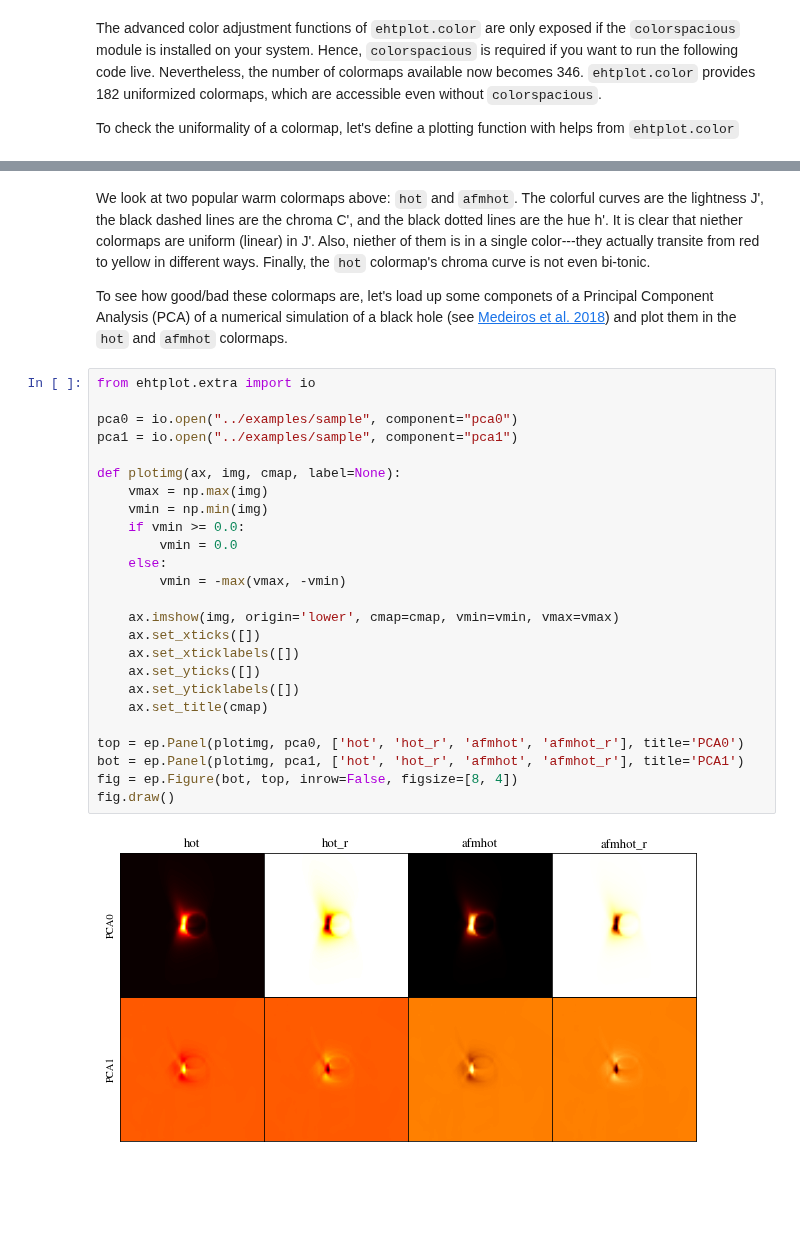
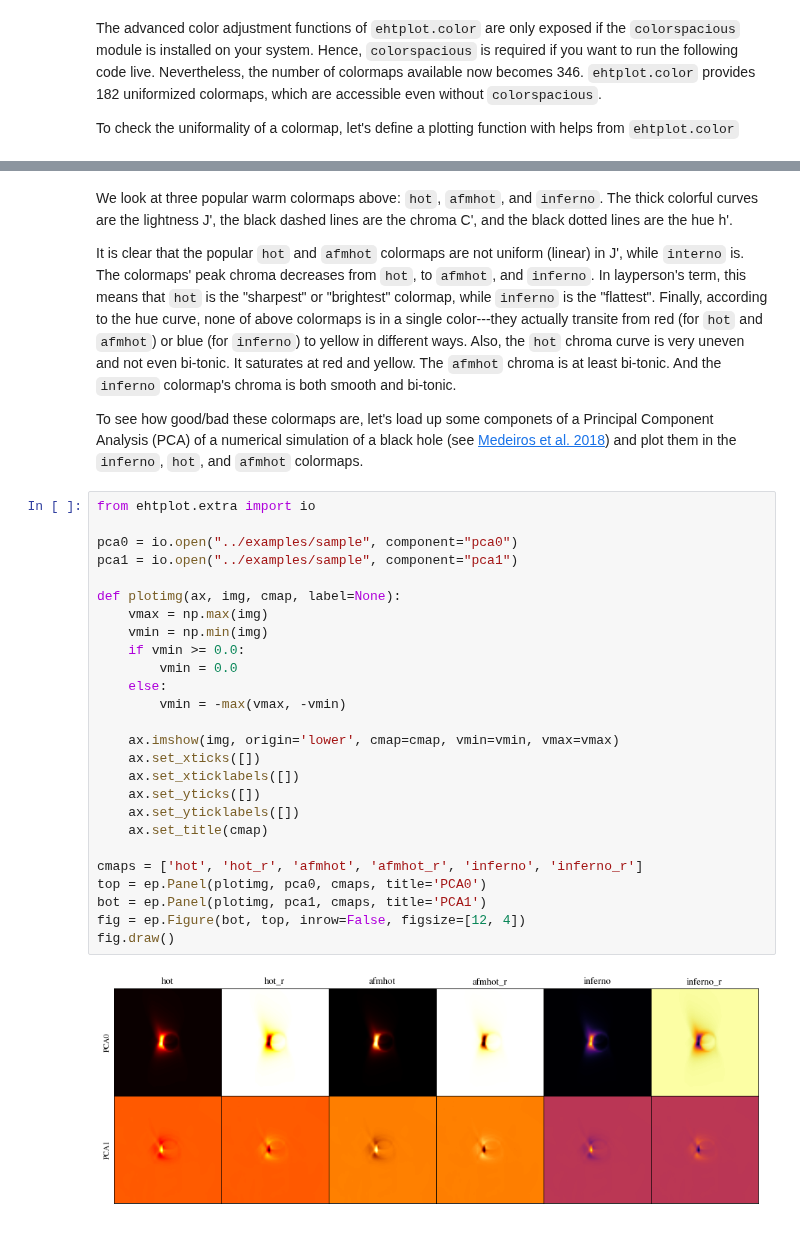
Before and after one commit to liamedeiros/ehtplot, a Jupyter notebook: docs/COLORMAPS.ipynb, the cells around one changed output, grey strips where cells are left out. Saved outputs shown, nothing was run; the diff lists cells and outputs as text; blank space fills up the shorter version.

Commit message:
Properly explain the `inferno` colormap with `hot` and `afmhot`

```diff
--- a/docs/COLORMAPS.ipynb
+++ b/docs/COLORMAPS.ipynb
@@ -170,32 +170,35 @@ fig.draw()
 # %% [markdown]
-We look at two popular warm colormaps above: `hot` and `afmhot`.  The colorful curves are the lightness J', the black dashed lines are the chroma C', and the black dotted lines are the hue h'.  It is clear that niether colormaps are uniform (linear) in J'.  Also, niether of them is in a single color---they actually transite from red to yellow in different ways.  Finally, the `hot` colormap's chroma curve is not even bi-tonic.
+We look at three popular warm colormaps above: `hot`, `afmhot`, and `inferno`.  The thick colorful curves are the lightness J', the black dashed lines are the chroma C', and the black dotted lines are the hue h'.
 
-To see how good/bad these colormaps are, let's load up some componets of a Principal Component Analysis (PCA) of a numerical simulation of a black hole (see [Medeiros et al. 2018](http://adsabs.harvard.edu/abs/2018ApJ...864....7M)) and plot them in the `hot` and `afmhot` colormaps.
+It is clear that the popular `hot` and `afmhot` colormaps are not uniform (linear) in J', while `interno` is.  The colormaps' peak chroma decreases from `hot`, to `afmhot`, and `inferno`.  In layperson's term, this means that `hot` is the "sharpest" or "brightest" colormap, while `inferno` is the "flattest".  Finally, according to the hue curve, none of above colormaps is in a single color---they actually transite from red (for `hot` and `afmhot`) or blue (for `inferno`) to yellow in different ways.  Also, the `hot` chroma curve is very uneven and not even bi-tonic.  It saturates at red and yellow.  The `afmhot` chroma is at least bi-tonic.  And the `inferno` colormap's chroma is both smooth and bi-tonic.
+
+To see how good/bad these colormaps are, let's load up some componets of a Principal Component Analysis (PCA) of a numerical simulation of a black hole (see [Medeiros et al. 2018](http://adsabs.harvard.edu/abs/2018ApJ...864....7M)) and plot them in the `inferno`, `hot`, and `afmhot` colormaps.
 # %%
 from ehtplot.extra import io
 
 pca0 = io.open("../examples/sample", component="pca0")
 pca1 = io.open("../examples/sample", component="pca1")
 
 def plotimg(ax, img, cmap, label=None):
     vmax = np.max(img)
     vmin = np.min(img)
     if vmin >= 0.0:
         vmin = 0.0
     else:
         vmin = -max(vmax, -vmin)
 
     ax.imshow(img, origin='lower', cmap=cmap, vmin=vmin, vmax=vmax)
     ax.set_xticks([])
     ax.set_xticklabels([])
     ax.set_yticks([])
     ax.set_yticklabels([])
     ax.set_title(cmap)
 
-top = ep.Panel(plotimg, pca0, ['hot', 'hot_r', 'afmhot', 'afmhot_r'], title='PCA0')
-bot = ep.Panel(plotimg, pca1, ['hot', 'hot_r', 'afmhot', 'afmhot_r'], title='PCA1')
-fig = ep.Figure(bot, top, inrow=False, figsize=[8, 4])
+cmaps = ['hot', 'hot_r', 'afmhot', 'afmhot_r', 'inferno', 'inferno_r']
+top = ep.Panel(plotimg, pca0, cmaps, title='PCA0')
+bot = ep.Panel(plotimg, pca1, cmaps, title='PCA1')
+fig = ep.Figure(bot, top, inrow=False, figsize=[12, 4])
 fig.draw()
 # %% [output]
-[figure, old version]
+[figure, new version]
 # %% [markdown]
```
Also changed, not shown: parts of 4 cells of this notebook.
